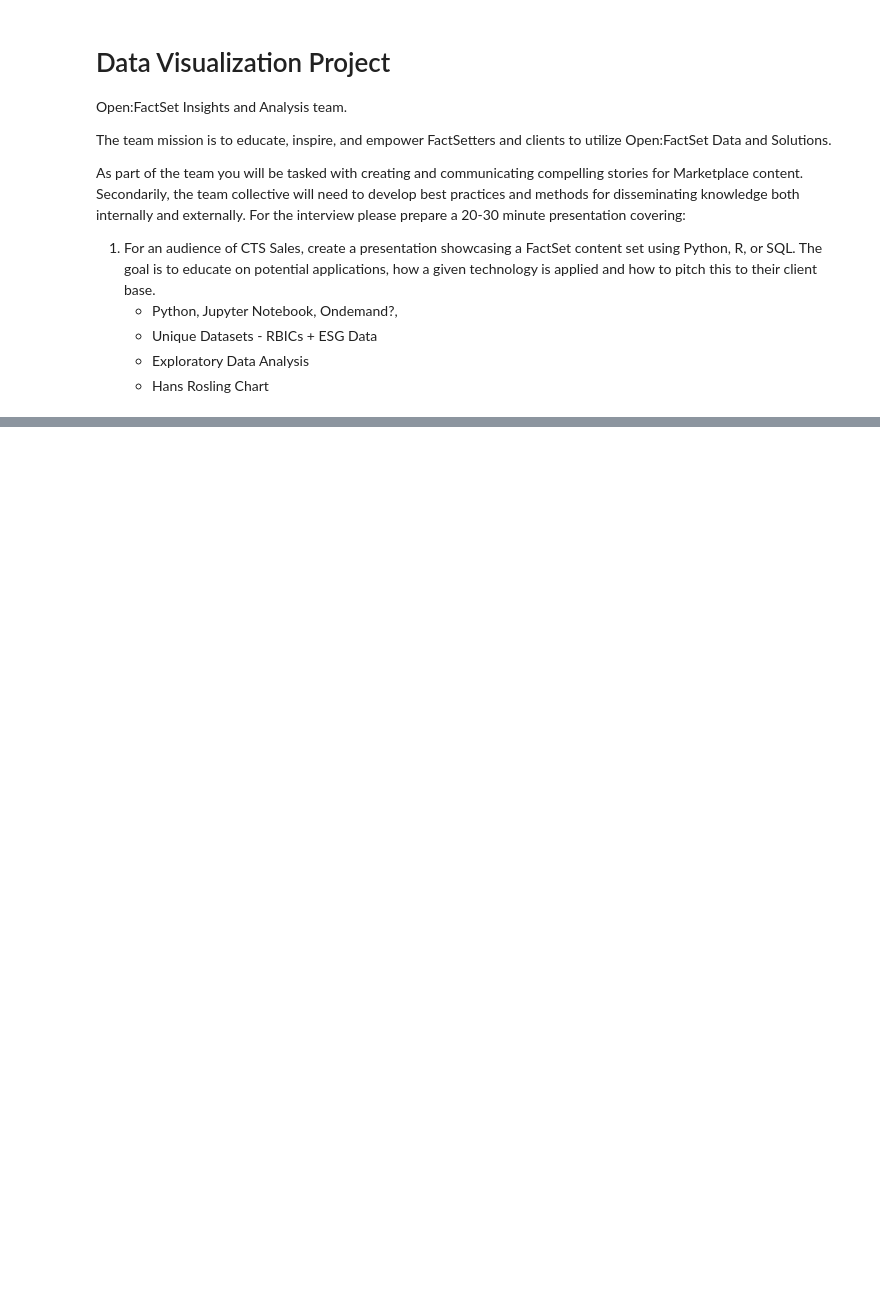
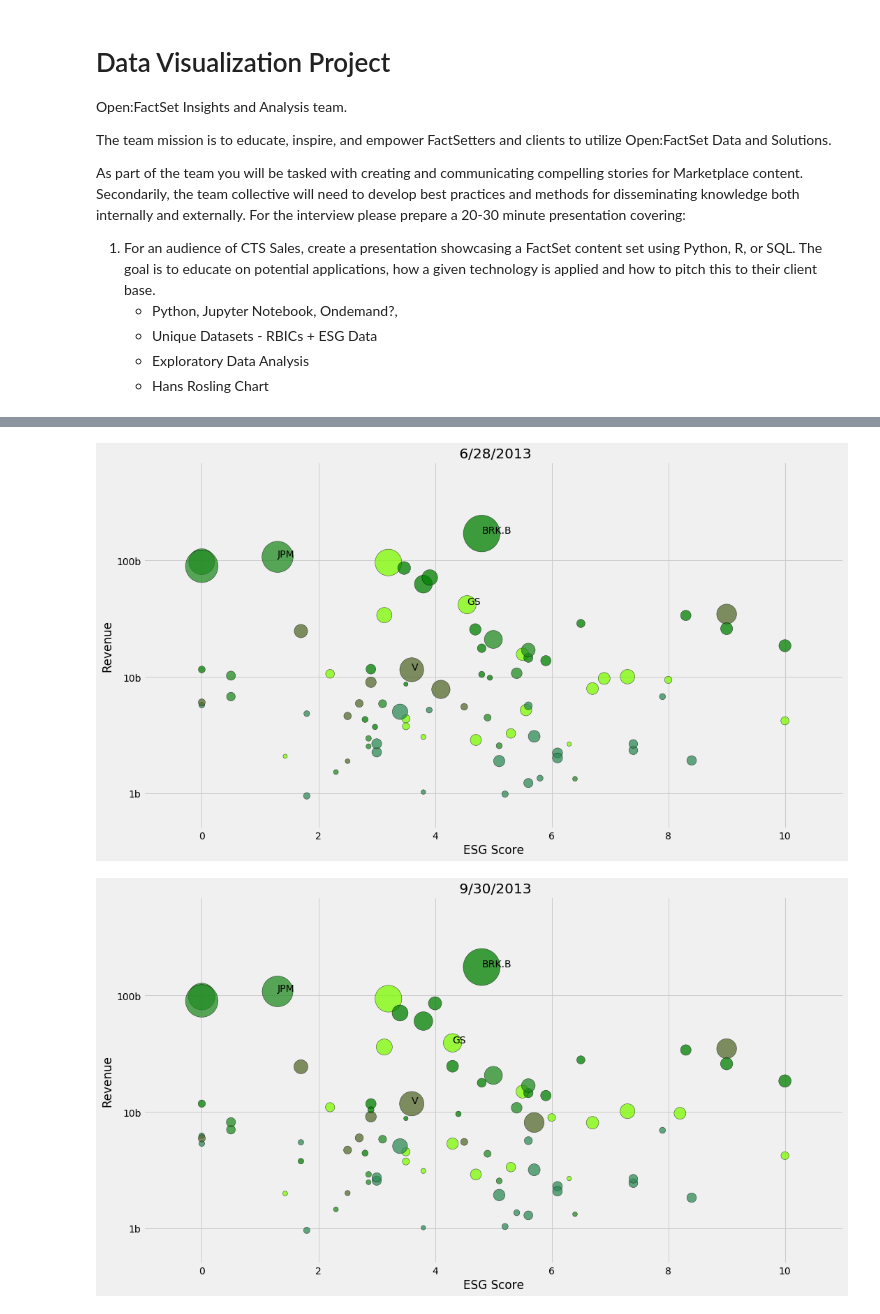
Before and after one commit to naidaire/CTS_Project_HR, a Jupyter notebook: Hans_Rosling_RBICS_Econ.ipynb, the cells around one changed output, grey strips where cells are left out. Drawn from its saved outputs; the diff is of its cells as text; code cells hidden in the pictures; blank space fills up the shorter version.

```diff
--- a/Hans_Rosling_RBICS_Econ.ipynb
+++ b/Hans_Rosling_RBICS_Econ.ipynb
@@ -220,0 +232,6 @@ for date in hans_rosling.Date.unique():
+# %%
+for date in dateB:
+    hans_rosling_date_and_rbics(date, 'Finance')
+# %% [output]
+[figure, added]
+[figure, added]
```
Also changed, not shown: parts of 8 cells of this notebook, 1 other file.
